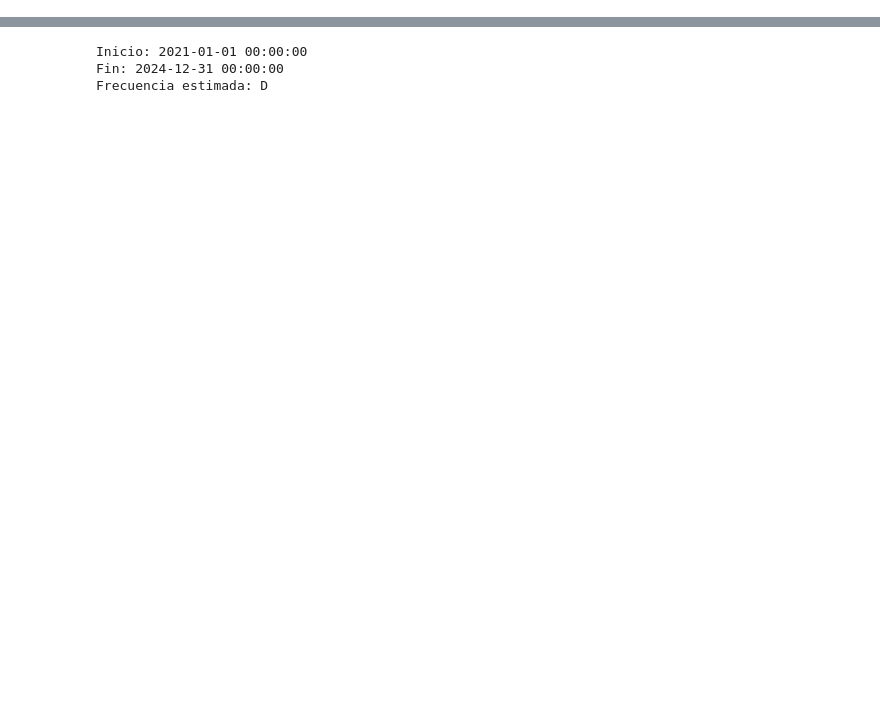
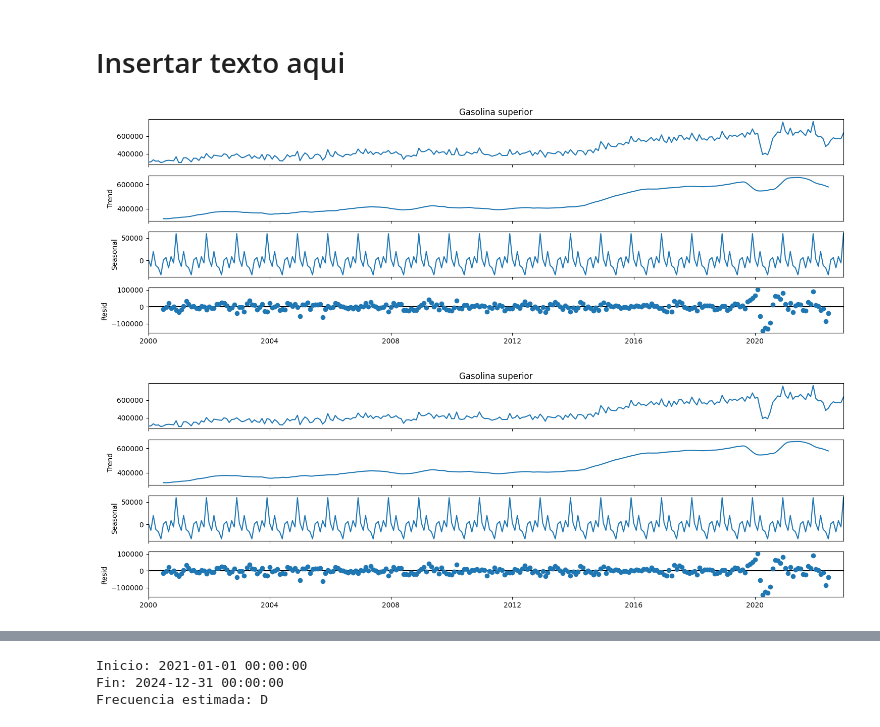
Before and after one commit to DanielRasho/DS-Lab1, a Jupyter notebook: reporteGerax.ipynb, the cells around one changed output, grey strips where cells are left out. Cells and saved outputs as stored; diff of their text form; code cells hidden in the pictures; blank space fills up the shorter version.

```diff
--- a/reporteGerax.ipynb
+++ b/reporteGerax.ipynb
@@ -16,0 +83,8 @@ from scipy.stats import shapiro
+# %% [markdown]
+# Insertar texto aqui
+# %%
+descomposicion = seasonal_decompose(train_data["Gasolina superior"])
+descomposicion.plot()
+# %% [output]
+[figure, added]
+[figure, added]
```
Also changed, not shown: parts of 55 cells of this notebook.
